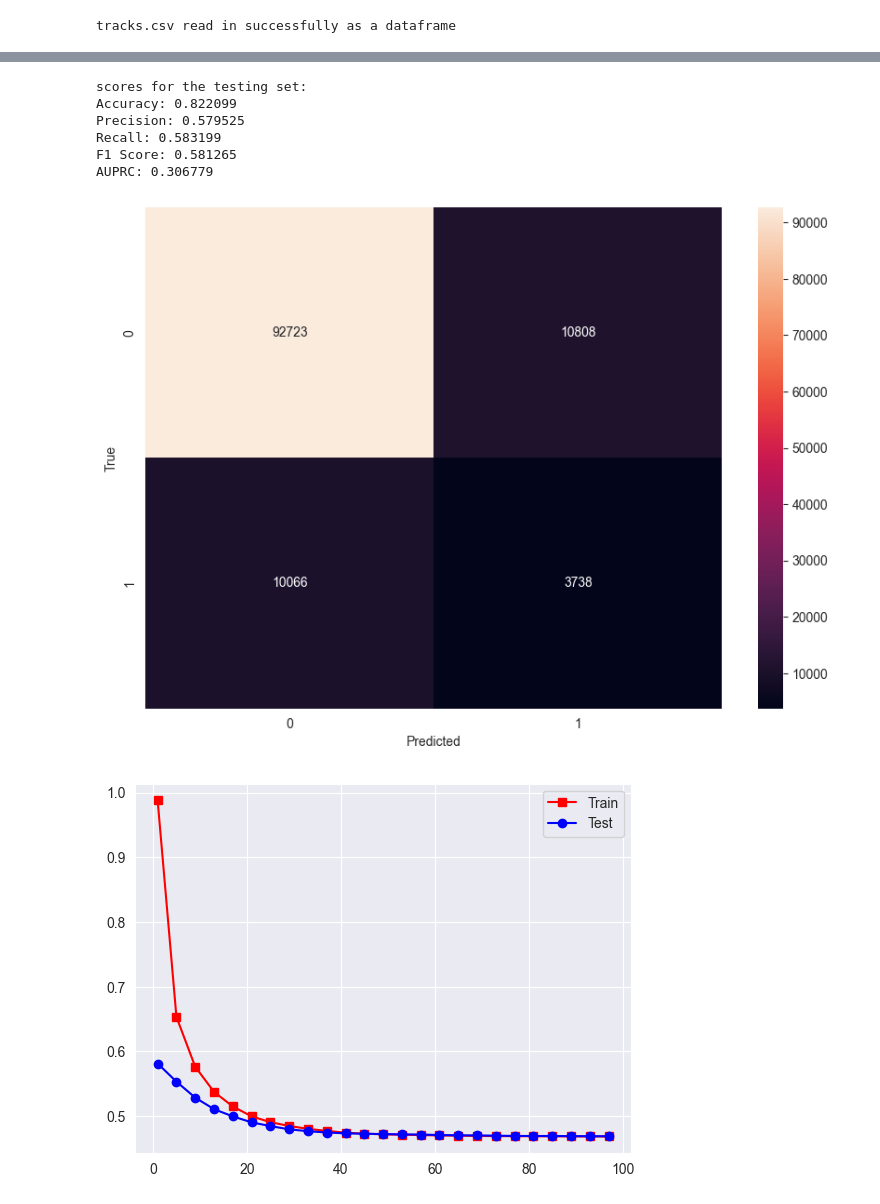
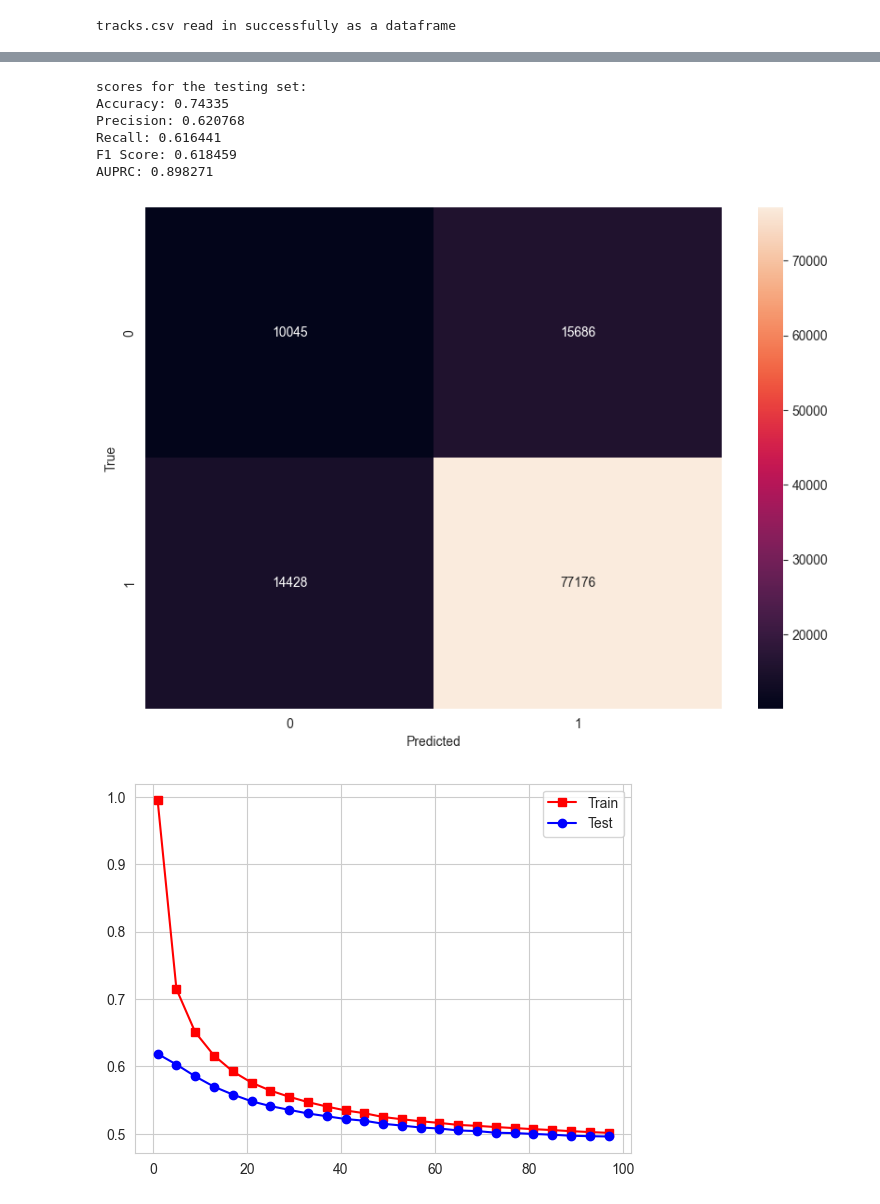
Before and after one commit to Coopsims/Random-Projects, a Jupyter notebook: Spotify Data Science/Song Popularity/Spotify-analysis-V2.0.ipynb, the cells around one changed output, grey strips where cells are left out. Drawn from its saved outputs; the diff is of its cells as text; code cells hidden in the pictures.

```diff
--- a/Spotify Data Science/Song Popularity/Spotify-analysis-V2.0.ipynb
+++ b/Spotify Data Science/Song Popularity/Spotify-analysis-V2.0.ipynb
@@ -36,7 +36,7 @@ import keras
 # !rm -rf ./logs/
 # %%
 # Global var for selecting popularity cutoff
-MINIMUM_POPULARITY_LIMIT = 70
+MINIMUM_POPULARITY_LIMIT = 10
 MINIMUM_POPULARITY_PERCENTAGE = MINIMUM_POPULARITY_LIMIT / 100
 # %%
 # Initialize the DataFrame
@@ -293,7 +293,7 @@ for i in range(len(files)):
                           zip(unique_classes, class_counts)}
 
     # Define EarlyStopping and ModelCheckpoint callbacks.
-    es = EarlyStopping(monitor='val_f1_score_nn', mode='max', verbose=1, patience=5)
+    es = EarlyStopping(monitor='val_f1_score_nn', mode='max', verbose=1, patience=15)
     mc = ModelCheckpoint('best_model.keras', monitor='val_f1_score_nn', mode='max', verbose=1, save_best_only=True,
                          save_format='tf')
     # callbacks=[es, mc]
@@ -302,7 +302,7 @@ for i in range(len(files)):
     tensorboard_callback = tf.keras.callbacks.TensorBoard(log_dir=log_dir, histogram_freq=1)
     # callbacks=[tensorboard_callback, es, mc]
     # Pass class weights and callbacks into model.fit().
-    modelFour.fit(X_train, y_train, epochs=50, validation_data=(X_test, y_test), batch_size=100,
+    modelFour.fit(X_train, y_train, epochs=100, validation_data=(X_test, y_test), batch_size=100,
                   class_weight=class_weights_dict, callbacks=[es, mc])
 
     # Load the best model
@@ -375,8 +375,8 @@ AUPRC: 0.979938
 scores for the testing set:
-Accuracy: 0.822099
-Precision: 0.579525
-Recall: 0.583199
-F1 Score: 0.581265
-AUPRC: 0.306779
+Accuracy: 0.74335
+Precision: 0.620768
+Recall: 0.616441
+F1 Score: 0.618459
+AUPRC: 0.898271
-[figure, old version]
+[figure, new version]
-[figure, old version]
+[figure, new version]
```
Also changed, not shown: parts of 1 cell of this notebook, 7 other files.
